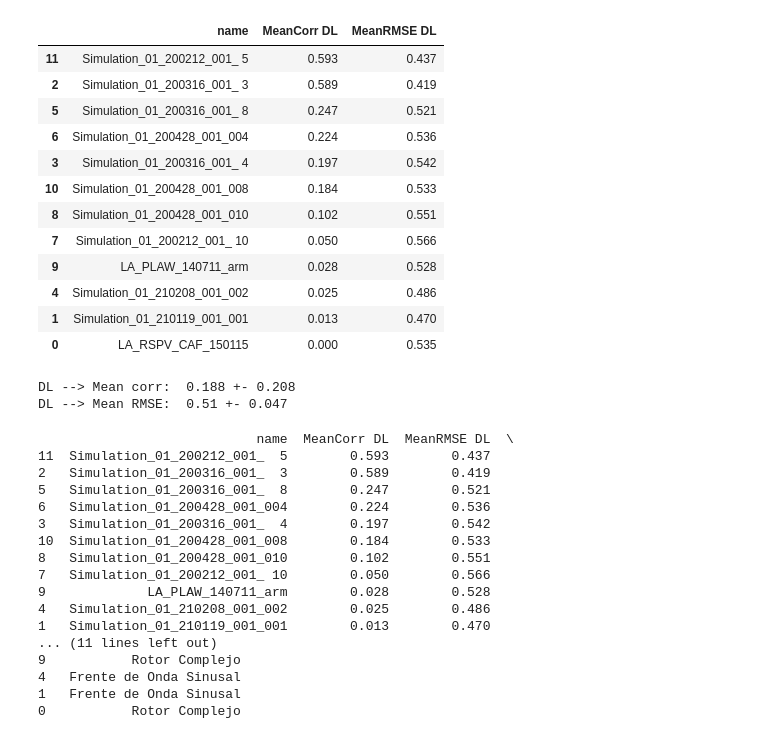
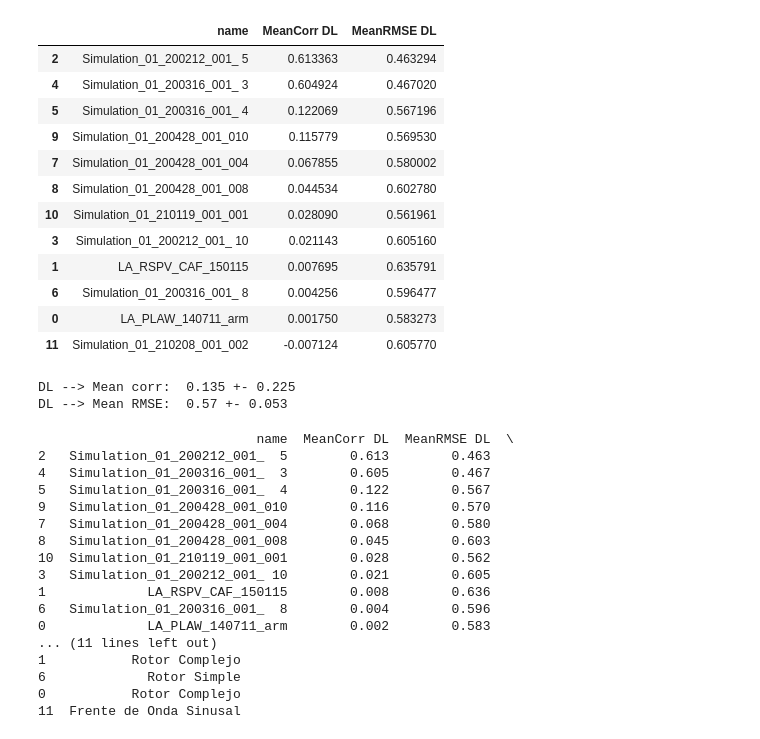
Before and after one commit to miriamgf/egm_reconstruction, a Jupyter notebook: Code/scripts/evaluation/report_evaluate_test.ipynb, the cells around one changed output. Cells and saved outputs as stored; diff of their text form; code cells hidden in the pictures.

```diff
--- a/Code/scripts/evaluation/report_evaluate_test.ipynb
+++ b/Code/scripts/evaluation/report_evaluate_test.ipynb
@@ -18,39 +19,33 @@ algorithm_ID="OMAMI_repeated"
 # %%
-csv_rmse=f"/home/pdi/miriamgf/tesis/Autoencoders/code/egm_reconstruction/Code/output/experiments/experiments_VAE/{algorithm_ID}/rmse_df_test.csv"
-df_rmse = pd.read_csv(csv_rmse)
-csv_corr=f"/home/pdi/miriamgf/tesis/Autoencoders/code/egm_reconstruction/Code/output/experiments/experiments_VAE/{algorithm_ID}/corr_df_test.csv"
-df_corr = pd.read_csv(csv_corr)
 
-# Rename columns to have a common column for merging
-df_rmse.rename(columns={'names': 'name', }, inplace=True)
 
-# Merge dataframes on the common column 'name'
-df_merged = pd.merge(df_corr, df_rmse, on='name')
-df_DL = df_merged.sort_values(by='mean correlation', ascending=False)
+csv_dl=f"/home/pdi/miriamgf/tesis/Autoencoders/code/egm_reconstruction/Code/output/experiments/experiments_VAE/{algorithm_ID}/metrics_dl.csv"
+df_dl = pd.read_csv(csv_dl)
+df_dl = df_dl.sort_values(by='mean correlation', ascending=False)
 
-df_DL.rename(columns={'name': 'name', 'mean correlation': 'MeanCorr DL', 'mean RMSE': 'MeanRMSE DL'}, inplace=True)
-df_DL=np.round(df_DL, 3)
-df_DL.head(20)
+df_dl.rename(columns={'name': 'name', 'mean correlation': 'MeanCorr DL', 'mean RMSE': 'MeanRMSE DL'}, inplace=True)
+df_DL=np.round(df_dl, 3)
+df_dl.head(20)
 # %% [output]
 |  | name | MeanCorr DL | MeanRMSE DL |
-| 11 | Simulation_01_200212_001_ 5 | 0.593 | 0.437 |
-| 2 | Simulation_01_200316_001_ 3 | 0.589 | 0.419 |
-| 5 | Simulation_01_200316_001_ 8 | 0.247 | 0.521 |
-| 6 | Simulation_01_200428_001_004 | 0.224 | 0.536 |
-| 3 | Simulation_01_200316_001_ 4 | 0.197 | 0.542 |
-| 10 | Simulation_01_200428_001_008 | 0.184 | 0.533 |
-| 8 | Simulation_01_200428_001_010 | 0.102 | 0.551 |
-| 7 | Simulation_01_200212_001_ 10 | 0.050 | 0.566 |
-| 9 | LA_PLAW_140711_arm | 0.028 | 0.528 |
-| 4 | Simulation_01_210208_001_002 | 0.025 | 0.486 |
-| 1 | Simulation_01_210119_001_001 | 0.013 | 0.470 |
-| 0 | LA_RSPV_CAF_150115 | 0.000 | 0.535 |
+| 2 | Simulation_01_200212_001_ 5 | 0.613363 | 0.463294 |
+| 4 | Simulation_01_200316_001_ 3 | 0.604924 | 0.467020 |
+| 5 | Simulation_01_200316_001_ 4 | 0.122069 | 0.567196 |
+| 9 | Simulation_01_200428_001_010 | 0.115779 | 0.569530 |
+| 7 | Simulation_01_200428_001_004 | 0.067855 | 0.580002 |
+| 8 | Simulation_01_200428_001_008 | 0.044534 | 0.602780 |
+| 10 | Simulation_01_210119_001_001 | 0.028090 | 0.561961 |
+| 3 | Simulation_01_200212_001_ 10 | 0.021143 | 0.605160 |
+| 1 | LA_RSPV_CAF_150115 | 0.007695 | 0.635791 |
+| 6 | Simulation_01_200316_001_ 8 | 0.004256 | 0.596477 |
+| 0 | LA_PLAW_140711_arm | 0.001750 | 0.583273 |
+| 11 | Simulation_01_210208_001_002 | -0.007124 | 0.605770 |
 # %%
 print('DL --> Mean corr: ', np.round(df_DL['MeanCorr DL'].mean(), 3), '+-', np.round(df_DL['MeanCorr DL'].std(), 3) )
 print('DL --> Mean RMSE: ', np.round(df_DL['MeanRMSE DL'].mean(), 3), '+-', np.round(df_DL['MeanRMSE DL'].std(), 3) )
 # %% [output]
-DL --> Mean corr:  0.188 +- 0.208
-DL --> Mean RMSE:  0.51 +- 0.047
+DL --> Mean corr:  0.135 +- 0.225
+DL --> Mean RMSE:  0.57 +- 0.053
 # %%
 sinusal = {
     "Simulation_01_200316_001_  7", "Simulation_01_210209_001_002",
@@ -112,21 +107,21 @@ df_DL['classification'] = df_DL['name'].apply(classify_row)
 print(df_DL)
 # %% [output]
                             name  MeanCorr DL  MeanRMSE DL  \
-11  Simulation_01_200212_001_  5        0.593        0.437
-2   Simulation_01_200316_001_  3        0.589        0.419
-5   Simulation_01_200316_001_  8        0.247        0.521
-6   Simulation_01_200428_001_004        0.224        0.536
-3   Simulation_01_200316_001_  4        0.197        0.542
-10  Simulation_01_200428_001_008        0.184        0.533
-8   Simulation_01_200428_001_010        0.102        0.551
-7   Simulation_01_200212_001_ 10        0.050        0.566
-9             LA_PLAW_140711_arm        0.028        0.528
-4   Simulation_01_210208_001_002        0.025        0.486
-1   Simulation_01_210119_001_001        0.013        0.470
+2   Simulation_01_200212_001_  5        0.613        0.463
+4   Simulation_01_200316_001_  3        0.605        0.467
+5   Simulation_01_200316_001_  4        0.122        0.567
+9   Simulation_01_200428_001_010        0.116        0.570
+7   Simulation_01_200428_001_004        0.068        0.580
+8   Simulation_01_200428_001_008        0.045        0.603
+10  Simulation_01_210119_001_001        0.028        0.562
+3   Simulation_01_200212_001_ 10        0.021        0.605
+1             LA_RSPV_CAF_150115        0.008        0.636
+6   Simulation_01_200316_001_  8        0.004        0.596
+0             LA_PLAW_140711_arm        0.002        0.583
 ... (11 lines left out)
-9           Rotor Complejo
-4   Frente de Onda Sinusal
-1   Frente de Onda Sinusal
+1           Rotor Complejo
+6             Rotor Simple
 0           Rotor Complejo
+11  Frente de Onda Sinusal
 # %%
 
```
Also changed, not shown: parts of 10 cells of this notebook, 26 other files.
